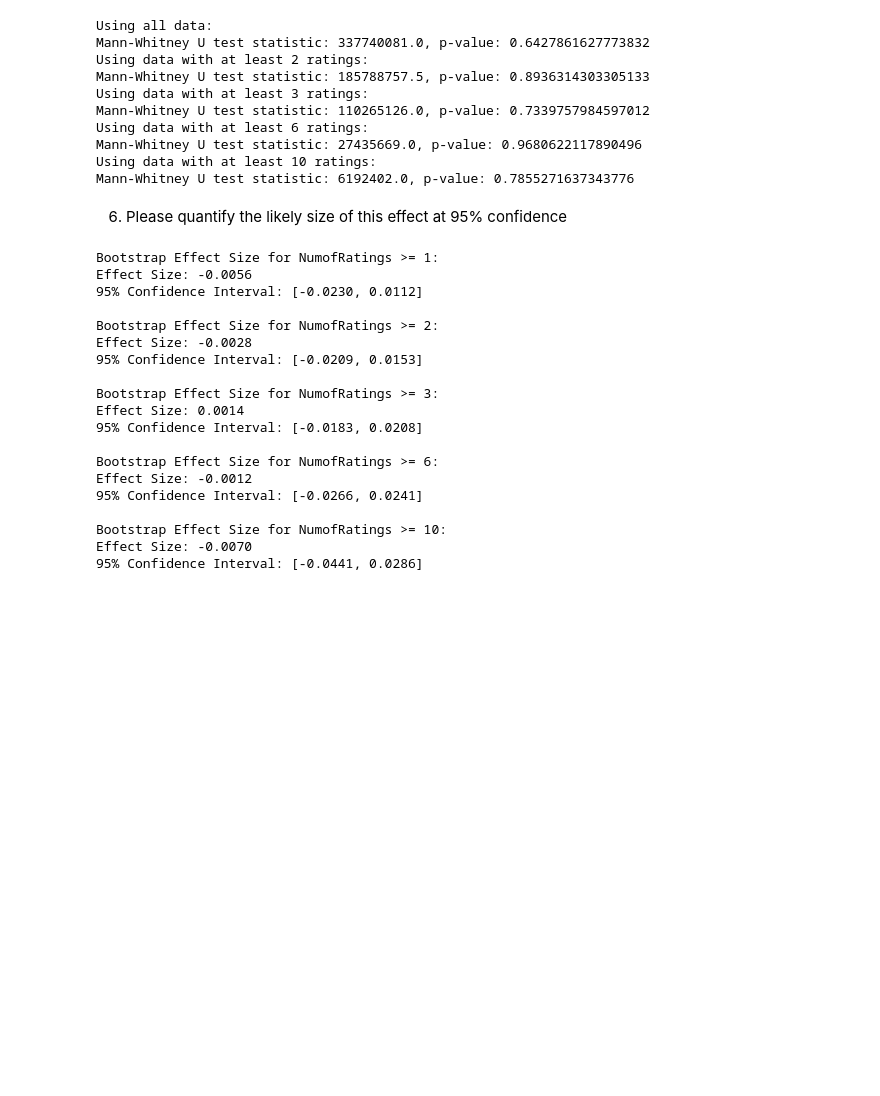
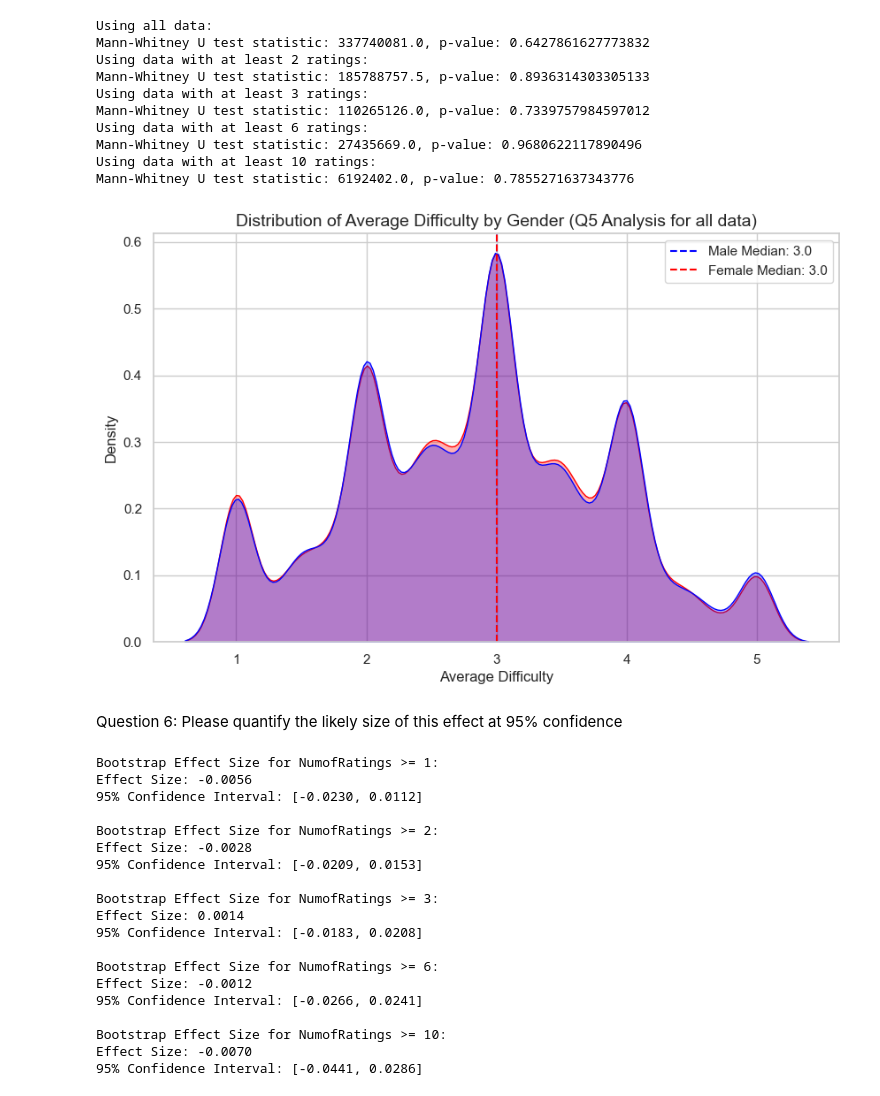
Before and after one commit to donydony228/DSGA-1001-Capstone, a Jupyter notebook: Capstone_CAP44.ipynb, the cells around one changed output. Cells and saved outputs as stored; diff of their text form; code cells hidden in the pictures; blank space fills up the shorter version.

```diff
--- a/Capstone_CAP44.ipynb
+++ b/Capstone_CAP44.ipynb
@@ -351,8 +351,25 @@ Using data with at least 6 ratings:
 Mann-Whitney U test statistic: 27435669.0, p-value: 0.9680622117890496
 Using data with at least 10 ratings:
 Mann-Whitney U test statistic: 6192402.0, p-value: 0.7855271637343776
+# %%
+# Visualization: KDE Plot (Kernel Density Estimation plot)
+male_median = np.median(num[num['Gender'] == 1]['Avg_Difficulty'])
+female_median = np.median(num[num['Gender'] == -1]['Avg_Difficulty'])
+
+plt.figure(figsize=(10, 6))
+sns.kdeplot(data=num, x='Avg_Difficulty', hue='Gender', fill=True, common_norm=False, palette=['blue', 'red'], alpha=0.3)
+plt.axvline(male_median, color='blue', linestyle='--', label=f'Male Median: {male_median}')
+plt.axvline(female_median, color='red', linestyle='--', label=f'Female Median: {female_median}')
+
+plt.title('Distribution of Average Difficulty by Gender (Q5 Analysis for all data)', fontsize=14)
+plt.xlabel('Average Difficulty')
+plt.ylabel('Density')
+plt.legend()
+plt.show()
+# %% [output]
+[figure, added]
 # %% [markdown]
-6. Please quantify the likely size of this effect at 95% confidence
+Question 6: Please quantify the likely size of this effect at 95% confidence
 # %%
 def bootstrap_effect_size(num, threshold):
     # Prepare data for Bootstrap
```
Also changed, not shown: parts of 18 cells of this notebook.
